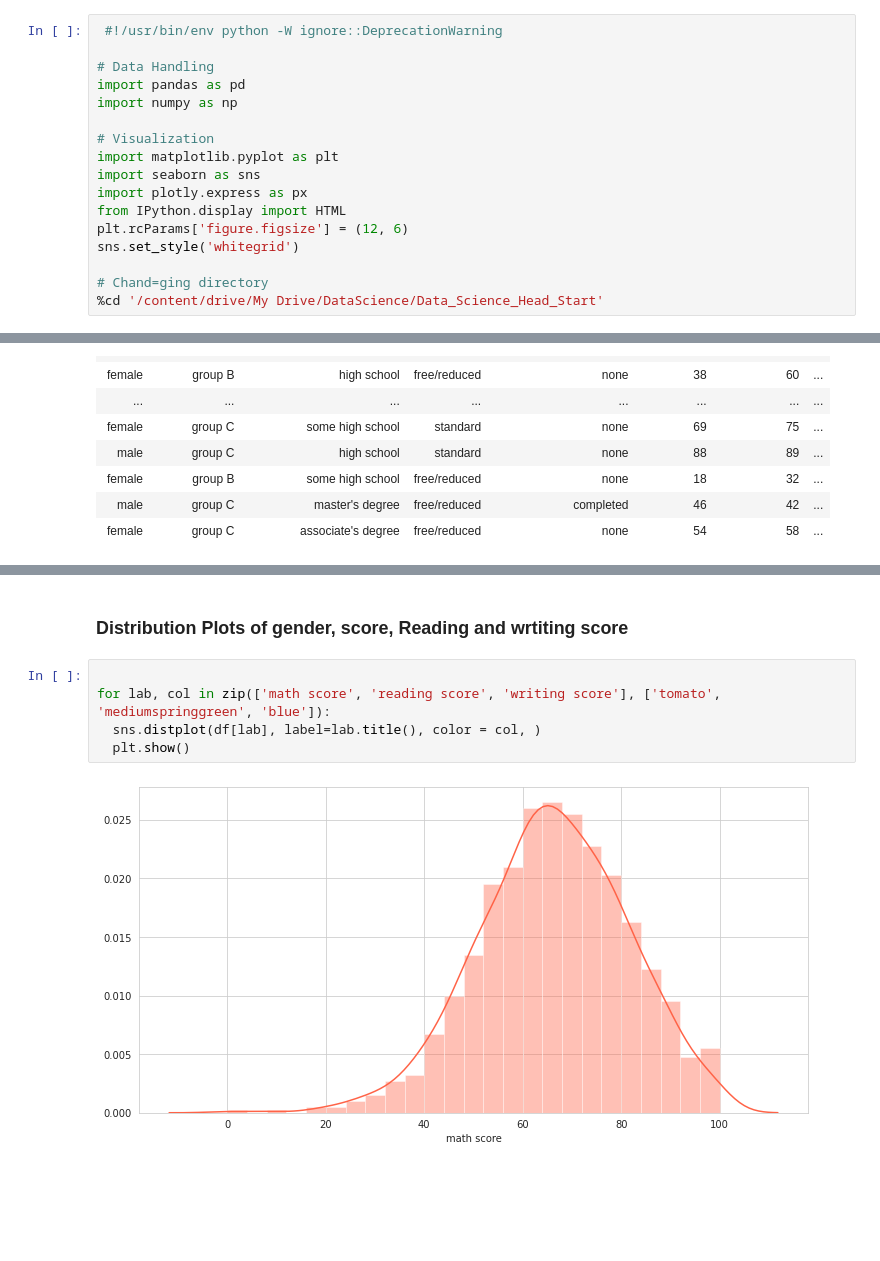
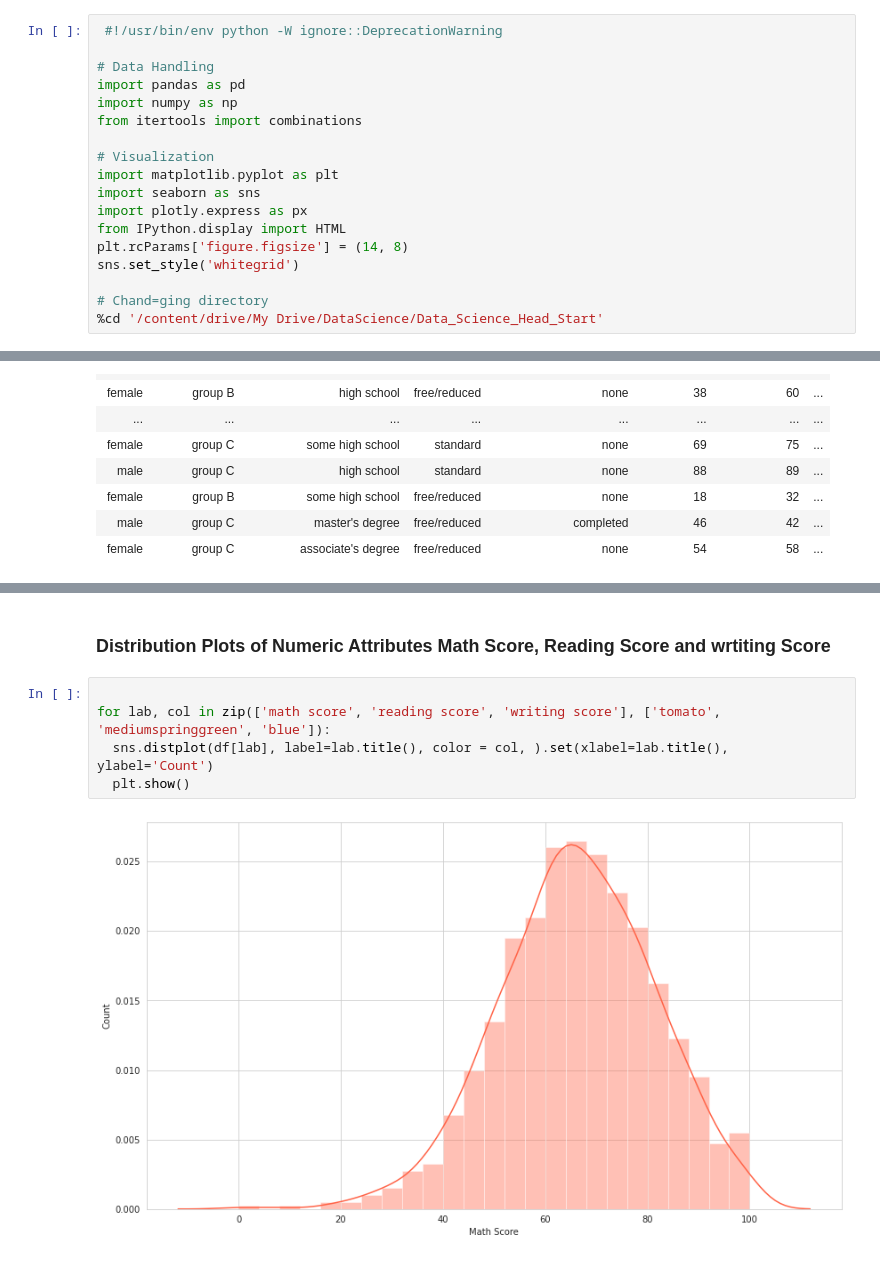
Before and after one commit to syamkakarla98/DataScience_Head_Start, a Jupyter notebook: Student_Preformance.ipynb, the cells around one changed output, grey strips where cells are left out. Drawn from its saved outputs; the diff is of its cells as text; blank space fills up the shorter version.

```diff
--- a/Student_Preformance.ipynb
+++ b/Student_Preformance.ipynb
@@ -12,13 +12,14 @@
 # Data Handling
 import pandas as pd
 import numpy as np
+from itertools import combinations
 
 # Visualization
 import matplotlib.pyplot as plt
 import seaborn as sns
 import plotly.express as px
 from IPython.display import HTML
-plt.rcParams['figure.figsize'] = (12, 6)
+plt.rcParams['figure.figsize'] = (14, 8)
 sns.set_style('whitegrid')
 
 # Chand=ging directory
@@ -132,9 +129,9 @@ for attribute in ['gender', 'race/ethnicity', 'parental level of education', 'lu
 # %% [markdown]
-### Distribution Plots of gender, score, Reading and wrtiting score
+### Distribution Plots of Numeric Attributes **Math Score**, **Reading Score** and **wrtiting Score**
 # %%
 
 for lab, col in zip(['math score', 'reading score', 'writing score'], ['tomato', 'mediumspringgreen', 'blue']):
-  sns.distplot(df[lab], label=lab.title(), color = col, )
+  sns.distplot(df[lab], label=lab.title(), color = col, ).set(xlabel=lab.title(), ylabel='Count')
   plt.show()
 # %% [output]
-[figure, old version]
+[figure, new version]
```
Also changed, not shown: parts of 6 cells of this notebook.
